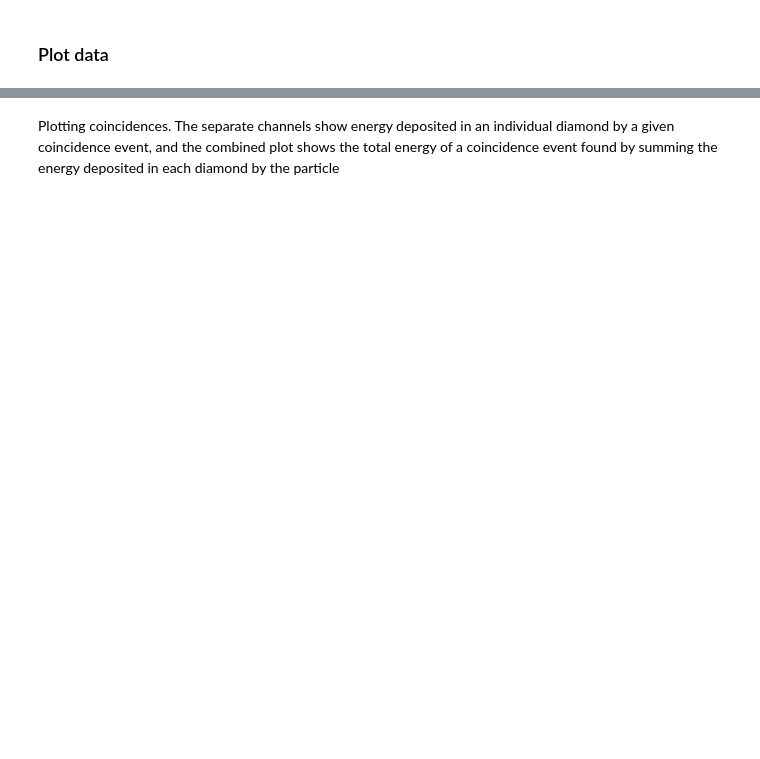
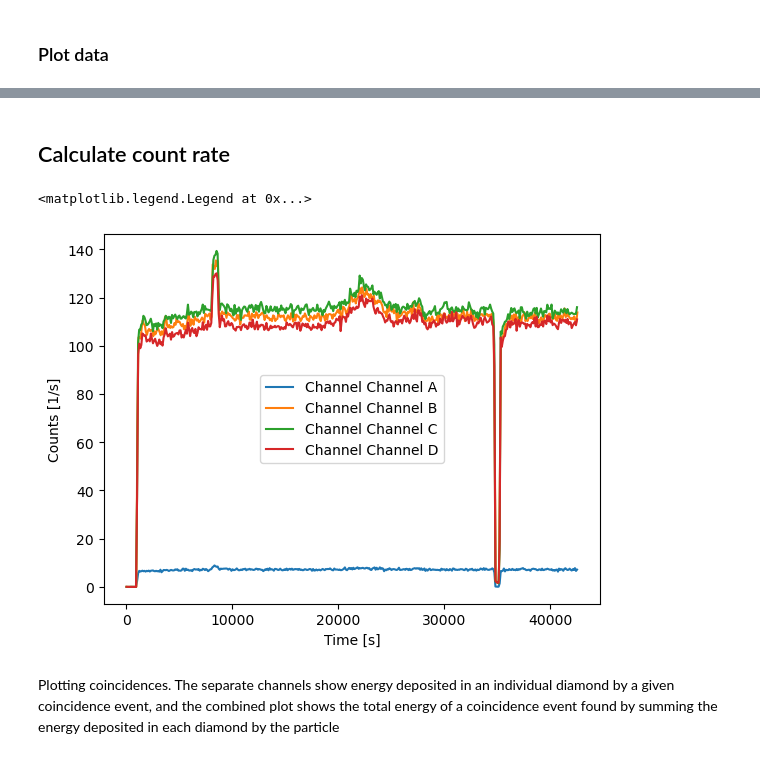
Before and after one commit to veliki-filozof/BABY-1L-run-3, a Jupyter notebook: analysis/neutron/main.ipynb, the cells around one changed output, grey strips where cells are left out. Saved outputs shown, nothing was run; the diff lists cells and outputs as text; code cells hidden in the pictures; blank space fills up the shorter version.

```diff
--- a/analysis/neutron/main.ipynb
+++ b/analysis/neutron/main.ipynb
@@ -94,3 +40,18 @@ plt.show()
+# %% [markdown]
+## Calculate count rate
+# %%
+from prt_reader import get_count_rate
+
+for channel_name in data.keys():
+
+    count_rates, count_rate_bins = get_count_rate(data[channel_name]["timestamps"], bin_time=100)
+    plt.plot(count_rate_bins[:-1], count_rates, label=f"Channel {channel_name}")
+plt.xlabel("Time [s]")
+plt.ylabel("Counts [1/s]")
+plt.legend()
+# %% [output]
+<matplotlib.legend.Legend at 0x...>
+[figure, added]
 # %% [markdown]
 Plotting coincidences. The separate channels show energy deposited in an individual diamond by a given
 coincidence event, and the combined plot shows the total energy of a coincidence event found by
```
Also changed, not shown: parts of 20 cells of this notebook.
